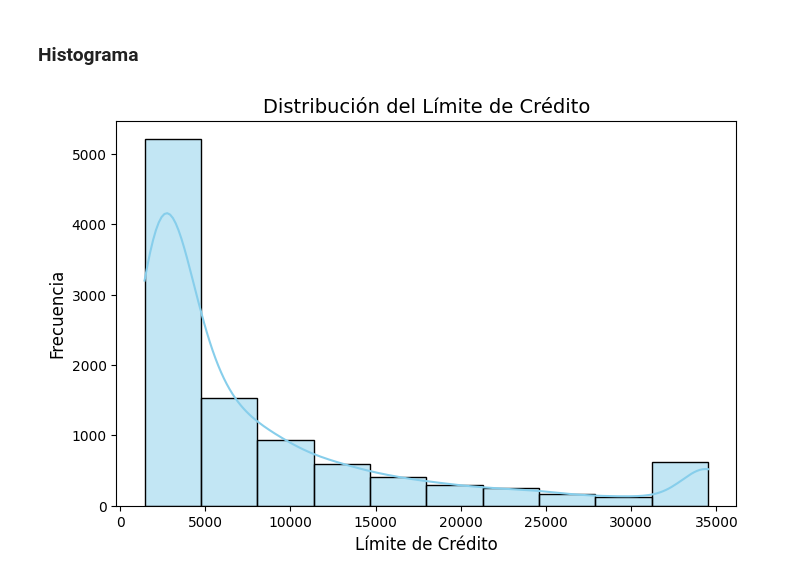
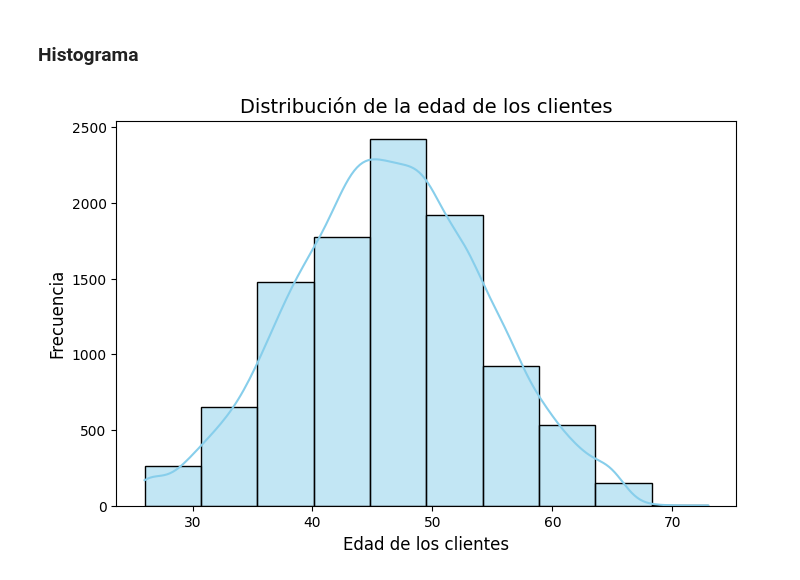
Before and after one commit to AngelaOrtiz918/taller2-angela, a Jupyter notebook: bank-churners-init.ipynb, the cells around one changed output. Drawn from its saved outputs; the diff is of its cells as text; code cells hidden in the pictures.

Commit message:
Cambio de histograma de límite de crédito a edad de los clientes

```diff
--- a/bank-churners-init.ipynb
+++ b/bank-churners-init.ipynb
@@ -144,10 +144,10 @@ plt.show()
 ### Histograma
 # %%
 plt.figure(figsize=(8, 5))
-sns.histplot(df['Credit_Limit'], kde=True, color='skyblue', bins=10)
-plt.title('Distribución del Límite de Crédito', fontsize=14)
-plt.xlabel('Límite de Crédito', fontsize=12)
+sns.histplot(df['Customer_Age'], kde=True, color='skyblue', bins=10)
+plt.title('Distribución de la edad de los clientes', fontsize=14)
+plt.xlabel('Edad de los clientes', fontsize=12)
 plt.ylabel('Frecuencia', fontsize=12)
 plt.show()
 # %% [output]
-[figure, old version]
+[figure, new version]
```
